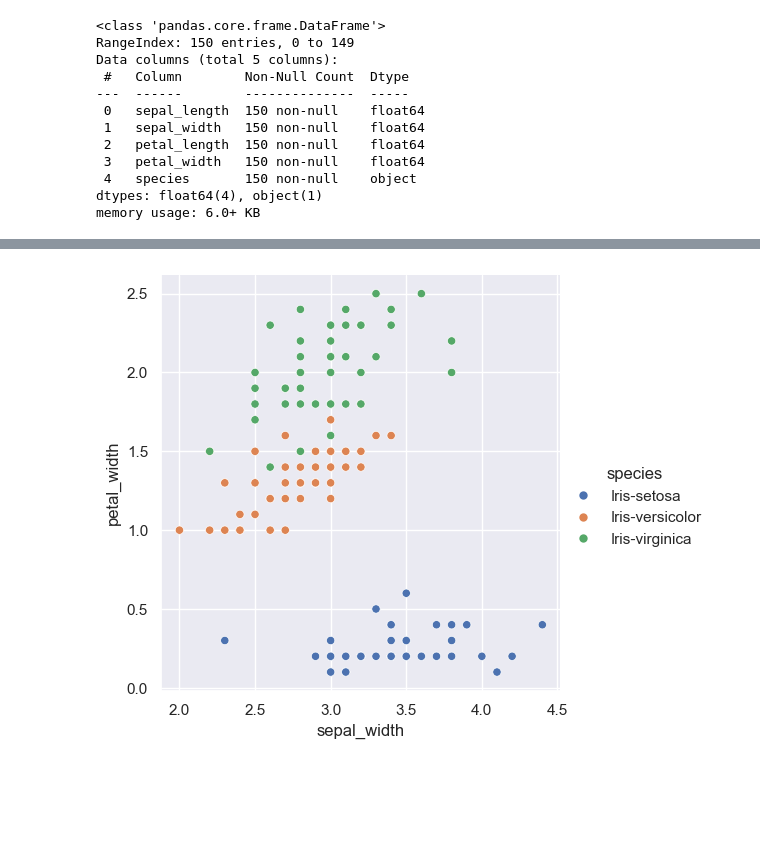
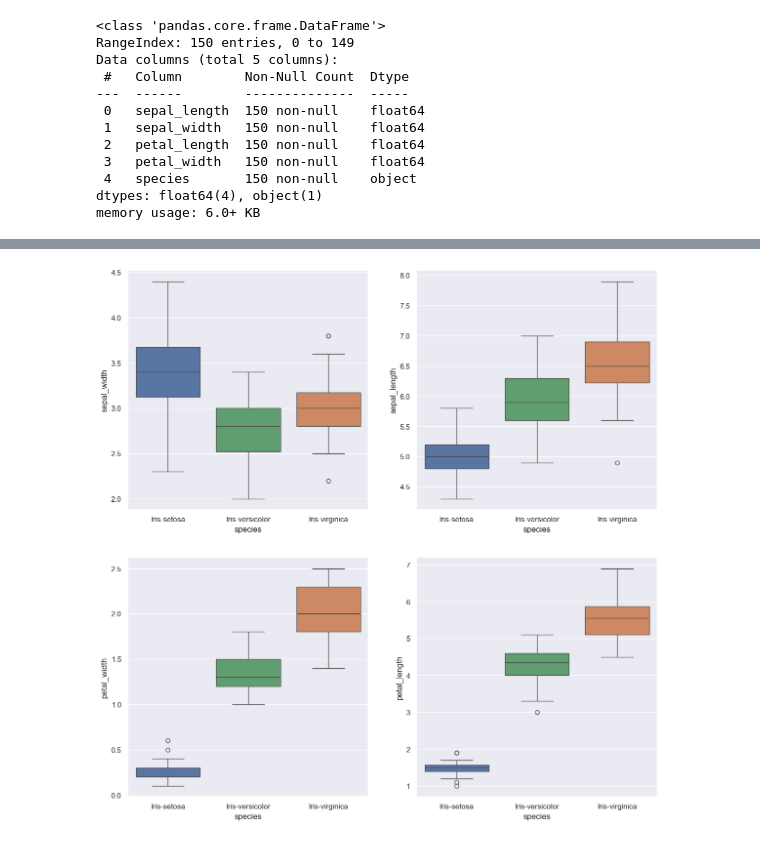
Before and after one commit to totatorbj/su-mt4007, a Jupyter notebook: HW3/HW3_investigation.ipynb, the cells around one changed output, grey strips where cells are left out. Saved outputs shown, nothing was run; the diff lists cells and outputs as text; code cells hidden in the pictures; blank space fills up the shorter version.

```diff
--- a/HW3/HW3_investigation.ipynb
+++ b/HW3/HW3_investigation.ipynb
@@ -140,7 +103,15 @@ sns.scatterplot(data=IRIS_data_df, x="sepal_width", y= "petal_width", hue="speci
 # %%
 # sns.plotting_context()
 # %%
-sns.relplot(data=IRIS_data_df, x="sepal_width", y= "petal_width", hue="species");
+# sns.relplot(data=IRIS_data_df, x="sepal_width", y= "petal_width", hue="species");
-# %% [output]
-[figure, removed]
+# %%
+fig, axs = plt.subplots(2,2, figsize=(14,14))
+# sns.scatterplot(data=IRIS_data_df, x="sepal_length", y= "petal_length", hue="species",ax=axs[0])
+sns.boxplot(data=IRIS_data_df, x="species", y="sepal_width", hue="species", ax=axs[0,0])
+sns.boxplot(data=IRIS_data_df, x="species", y="sepal_length", hue="species", ax=axs[0,1])
+sns.boxplot(data=IRIS_data_df, x="species", y="petal_width", hue="species", ax=axs[1,0])
+sns.boxplot(data=IRIS_data_df, x="species", y="petal_length", hue="species", ax=axs[1,1]);
+# sns.scatterplot(data=IRIS_data_df, x="sepal_width", y= "petal_width", hue="species",ax=axs[1]);
+# %% [output]
+[figure, added]
 # %%
```
Also changed, not shown: parts of 73 cells of this notebook.
